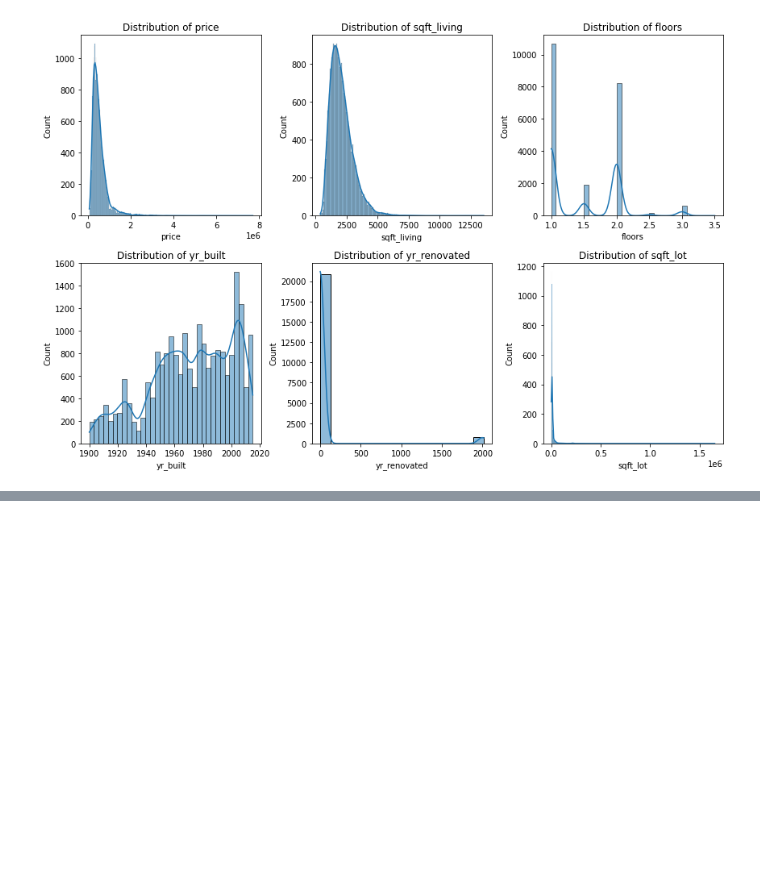
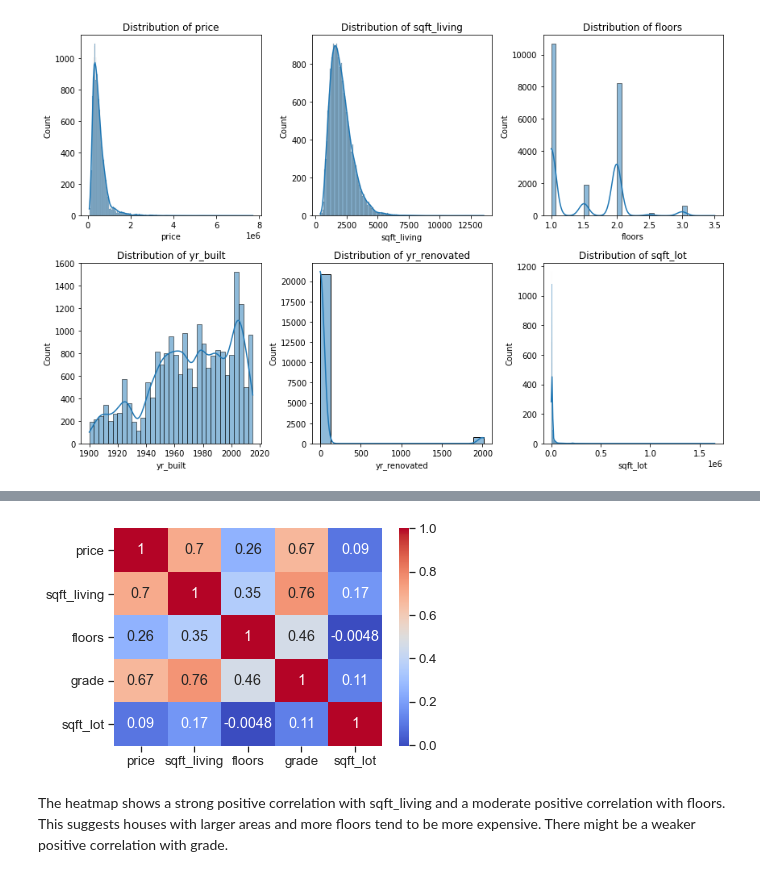
Before and after one commit to NamaembaSilali/Modelling-project, a Jupyter notebook: index.ipynb, the cells around one changed output, grey strips where cells are left out. Saved outputs shown, nothing was run; the diff lists cells and outputs as text; code cells hidden in the pictures; blank space fills up the shorter version.

```diff
--- a/index.ipynb
+++ b/index.ipynb
@@ -211,0 +236,10 @@ plt.show()
+# %%
+# Correlation matrix
+corr_matrix = data[['price', 'sqft_living', 'floors', 'grade', 'sqft_lot']].corr()
+sns.heatmap(corr_matrix, annot=True, cmap='coolwarm')
+plt.show()
+# %% [output]
+[figure, added]
+# %% [markdown]
+The heatmap shows a strong positive correlation with sqft_living and a moderate positive correlation with floors. This suggests houses with larger areas and more floors tend to be more expensive.
+There might be a weaker positive correlation with grade.
```
Also changed, not shown: parts of 3 cells of this notebook.
